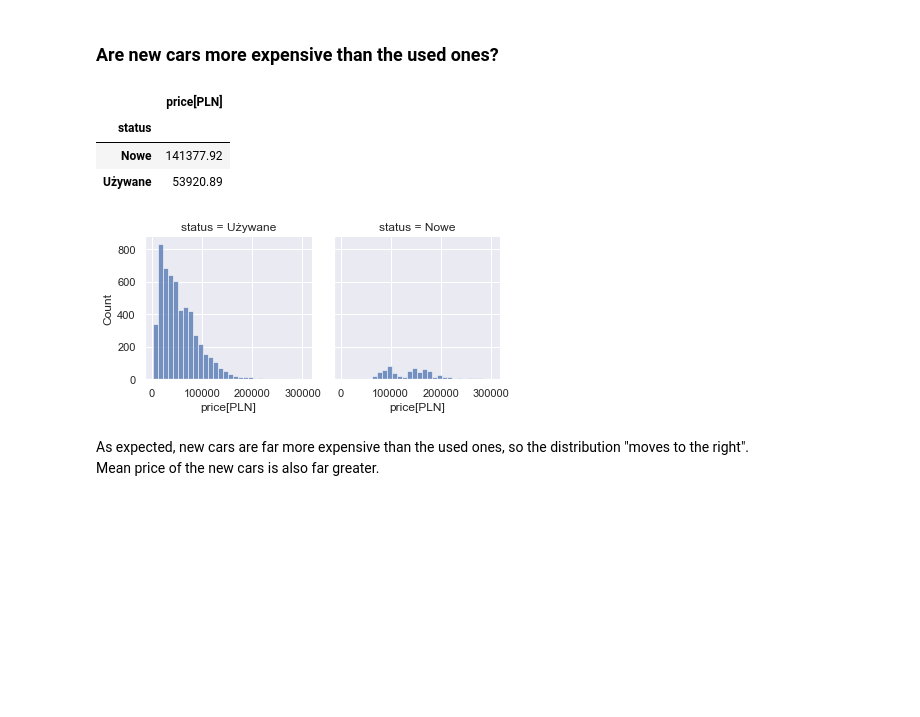
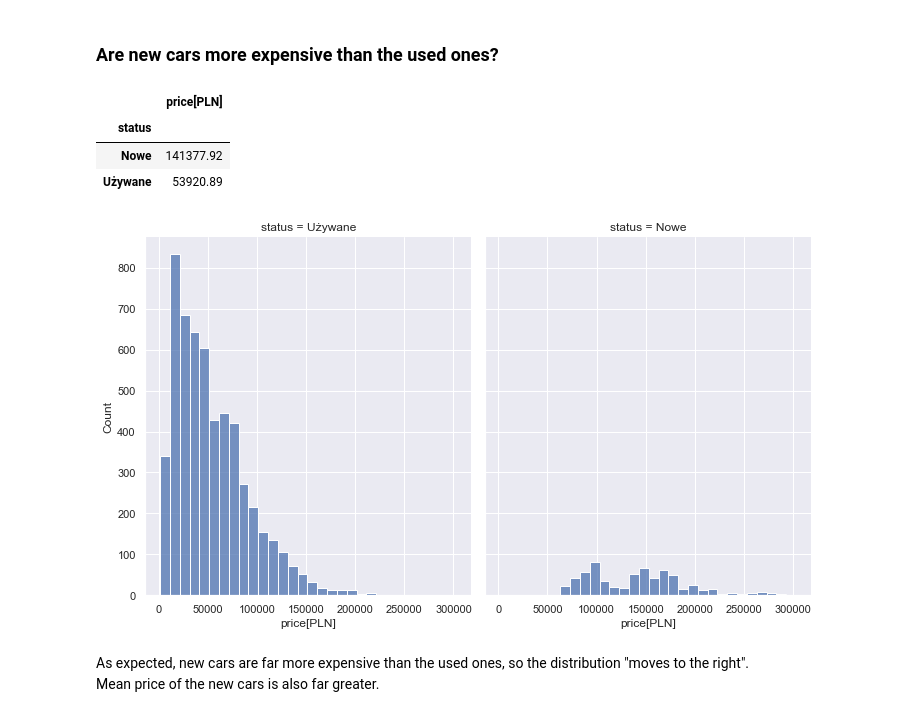
Before and after one commit to pawel-grzeszczyk/Car-Market-Analysis, a Jupyter notebook: car_market_analysis.ipynb, the cells around one changed output. Cells and saved outputs as stored; diff of their text form; code cells hidden in the pictures; blank space fills up the shorter version.

```diff
--- a/car_market_analysis.ipynb
+++ b/car_market_analysis.ipynb
@@ -397,16 +397,16 @@ Fuel type seems to not to influence the price on the high level.
 # %% [markdown]
 ### **Are new cars more expensive than the used ones?**
 # %%
-grid = sns.FacetGrid(data[data['price[PLN]'] < 300000].reset_index(), col='status')
+grid = sns.FacetGrid(data[data['price[PLN]'] < 300000].reset_index(), col='status', height=6.0, aspect=.85)
 grid.map(sns.histplot, 'price[PLN]', binwidth = 10000)
 
 pd.DataFrame(round(data.groupby('status')['price[PLN]'].mean(), 2))
 # %% [output]
 |  | price[PLN] |
 | status |  |
 | Nowe | 141377.92 |
 | Używane | 53920.89 |
-[figure, old version]
+[figure, new version]
 # %% [markdown]
 As expected, new cars are far more expensive than the used ones, so the distribution "moves to the right".
 Mean price of the new cars is also far greater.
```
Also changed, not shown: parts of 2 cells of this notebook.
